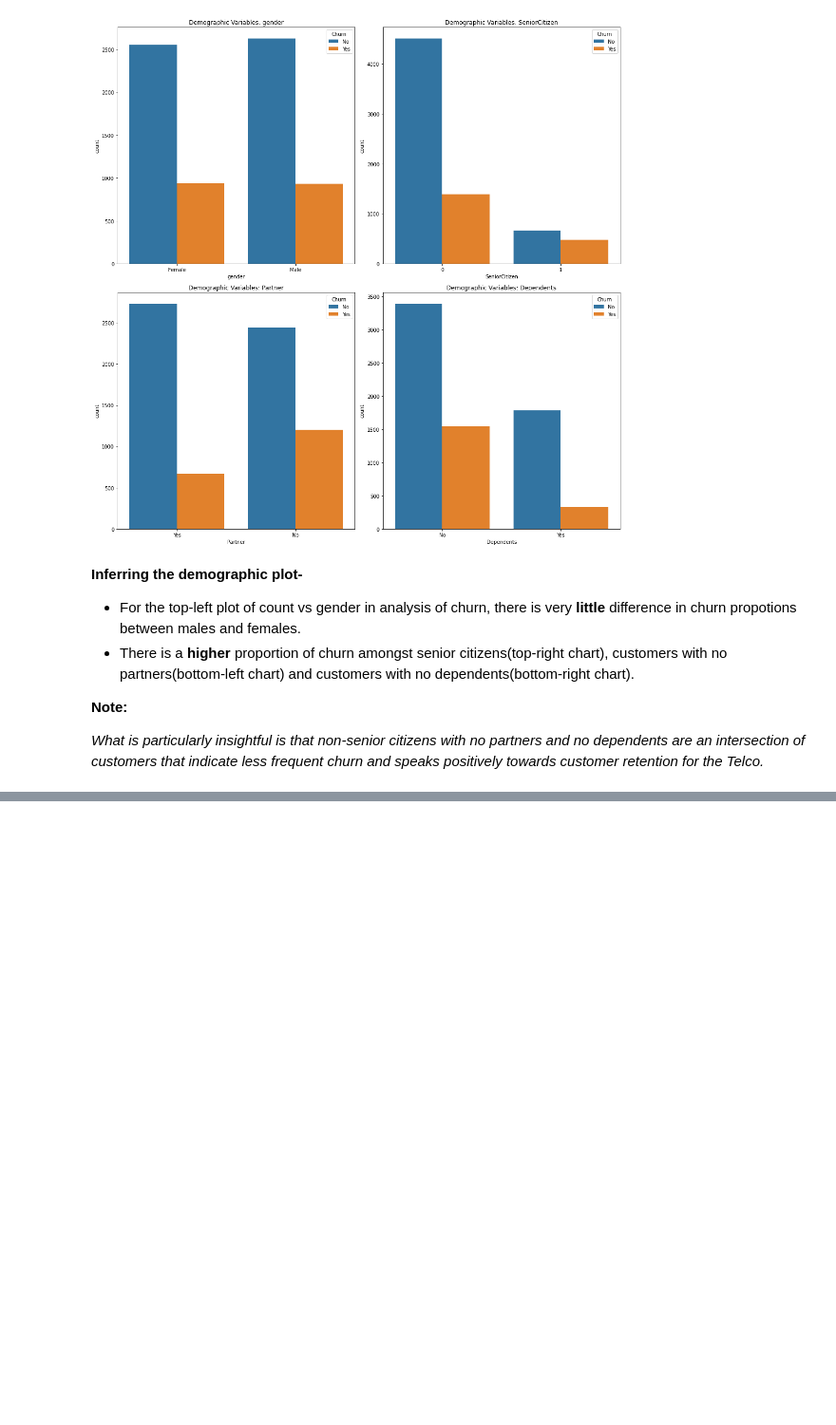
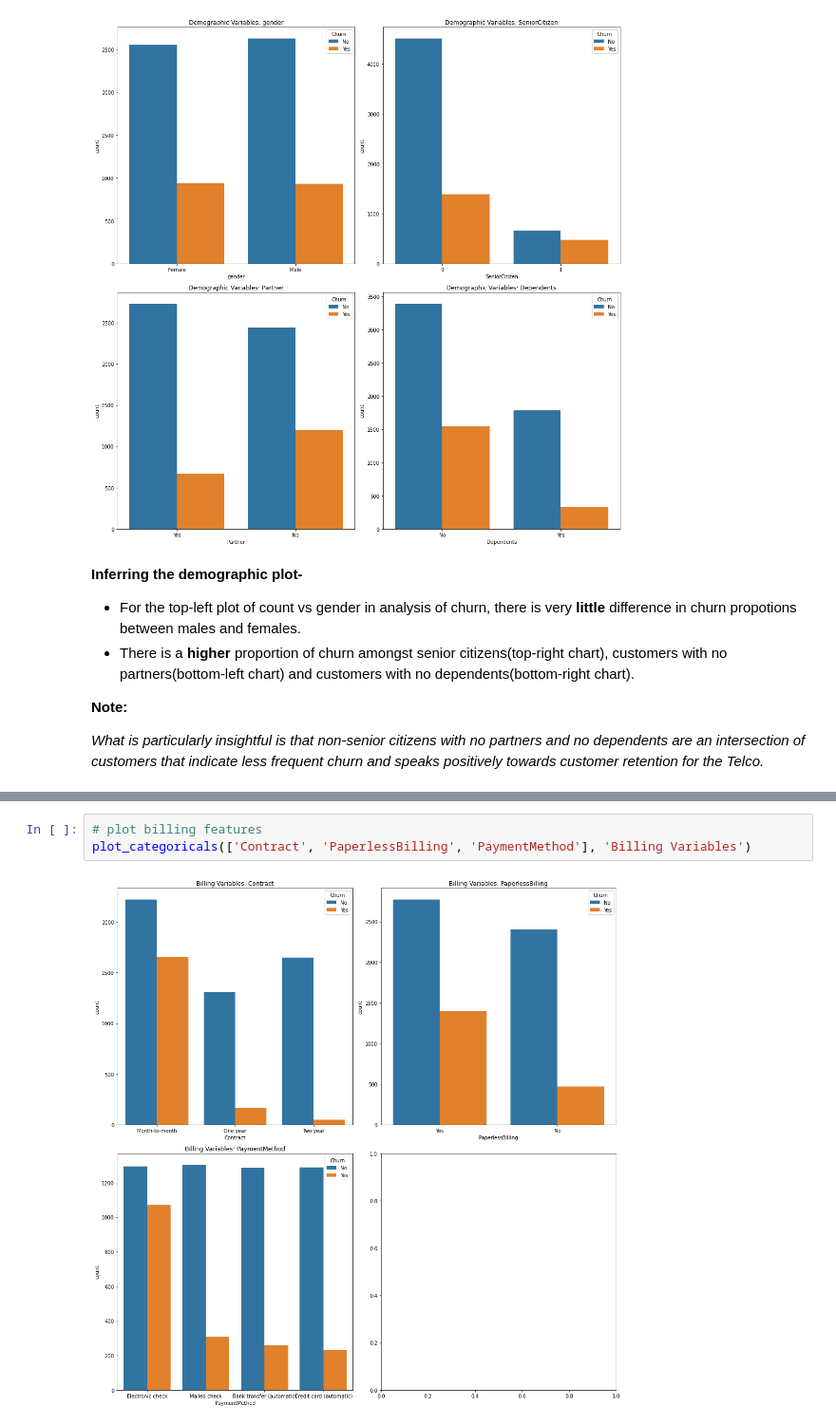
Before and after one commit to kshitijzutshi/Teleco-Customer-Churn-Prediction, a Jupyter notebook: Predicting_Customer_Churn_Assignment1.ipynb, the cells around one changed output, grey strips where cells are left out. Shown: that part at 95% size. Saved outputs shown, nothing was run; the diff lists cells and outputs as text; blank space fills up the shorter version.

```diff
--- a/Predicting_Customer_Churn_Assignment1.ipynb
+++ b/Predicting_Customer_Churn_Assignment1.ipynb
@@ -282,0 +312,5 @@ information.
+# %%
+# plot billing features
+plot_categoricals(['Contract', 'PaperlessBilling', 'PaymentMethod'], 'Billing Variables')
+# %% [output]
+[figure, added]
```
Also changed, not shown: parts of 6 cells of this notebook.
